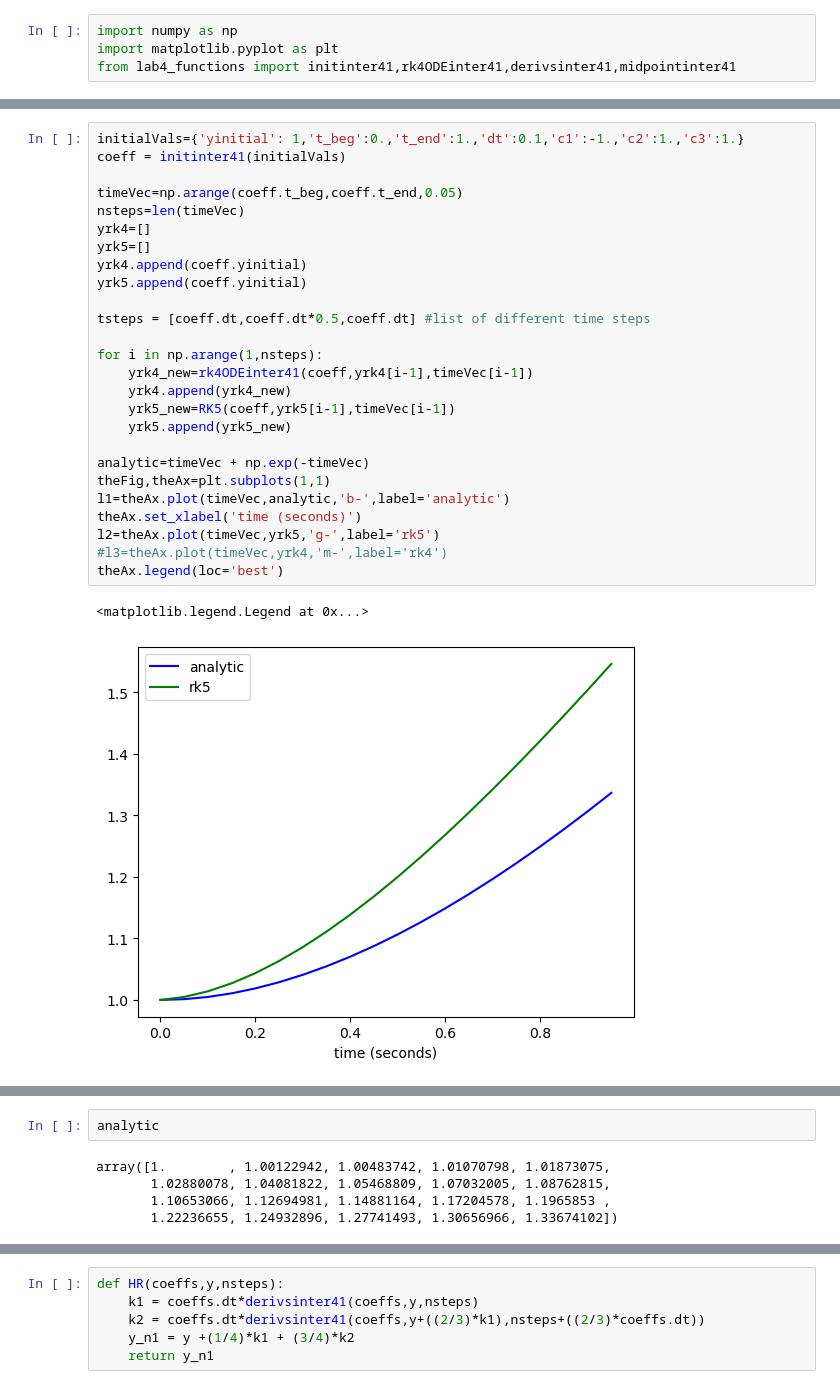
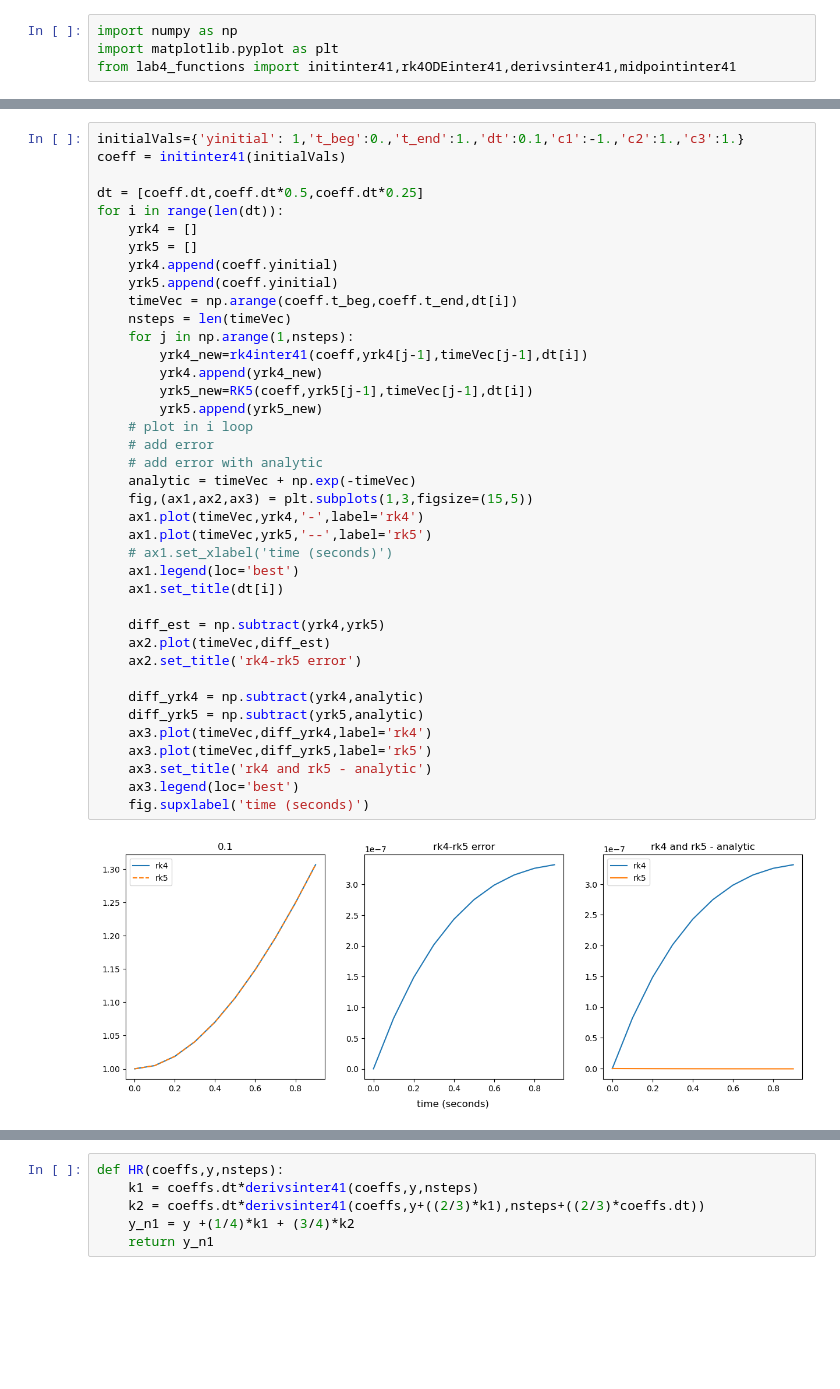
Before and after one commit to nicduboc/numeric_2024, a Jupyter notebook: numlabs/lab4/duboc_assig4.ipynb, the cells around one changed output, grey strips where cells are left out. Saved outputs shown, nothing was run; the diff lists cells and outputs as text; blank space fills up the shorter version.

```diff
--- a/numlabs/lab4/duboc_assig4.ipynb
+++ b/numlabs/lab4/duboc_assig4.ipynb
@@ -19,29 +40,41 @@ def RK5(coeffs,y,tstep):
 # %%
 initialVals={'yinitial': 1,'t_beg':0.,'t_end':1.,'dt':0.1,'c1':-1.,'c2':1.,'c3':1.}
 coeff = initinter41(initialVals)
 
-timeVec=np.arange(coeff.t_beg,coeff.t_end,0.05)
-nsteps=len(timeVec)
-yrk4=[]
-yrk5=[]
-yrk4.append(coeff.yinitial)
-yrk5.append(coeff.yinitial)
+dt = [coeff.dt,coeff.dt*0.5,coeff.dt*0.25]
+for i in range(len(dt)):
+    yrk4 = []
+    yrk5 = []
+    yrk4.append(coeff.yinitial)
+    yrk5.append(coeff.yinitial)
+    timeVec = np.arange(coeff.t_beg,coeff.t_end,dt[i])
+    nsteps = len(timeVec)
+    for j in np.arange(1,nsteps):
+        yrk4_new=rk4inter41(coeff,yrk4[j-1],timeVec[j-1],dt[i])
+        yrk4.append(yrk4_new)
+        yrk5_new=RK5(coeff,yrk5[j-1],timeVec[j-1],dt[i])
+        yrk5.append(yrk5_new)
+    # plot in i loop
+    # add error
+    # add error with analytic
+    analytic = timeVec + np.exp(-timeVec)
+    fig,(ax1,ax2,ax3) = plt.subplots(1,3,figsize=(15,5))
+    ax1.plot(timeVec,yrk4,'-',label='rk4')
+    ax1.plot(timeVec,yrk5,'--',label='rk5')
+    # ax1.set_xlabel('time (seconds)')
+    ax1.legend(loc='best')
+    ax1.set_title(dt[i])
 
-tsteps = [coeff.dt,coeff.dt*0.5,coeff.dt] #list of different time steps
+    diff_est = np.subtract(yrk4,yrk5)
+    ax2.plot(timeVec,diff_est)
+    ax2.set_title('rk4-rk5 error')
 
-for i in np.arange(1,nsteps):
-    yrk4_new=rk4ODEinter41(coeff,yrk4[i-1],timeVec[i-1])
-    yrk4.append(yrk4_new)
-    yrk5_new=RK5(coeff,yrk5[i-1],timeVec[i-1])
-    yrk5.append(yrk5_new)
-
-analytic=timeVec + np.exp(-timeVec)
-theFig,theAx=plt.subplots(1,1)
-l1=theAx.plot(timeVec,analytic,'b-',label='analytic')
-theAx.set_xlabel('time (seconds)')
-l2=theAx.plot(timeVec,yrk5,'g-',label='rk5')
-#l3=theAx.plot(timeVec,yrk4,'m-',label='rk4')
-theAx.legend(loc='best')
+    diff_yrk4 = np.subtract(yrk4,analytic)
+    diff_yrk5 = np.subtract(yrk5,analytic)
+    ax3.plot(timeVec,diff_yrk4,label='rk4')
+    ax3.plot(timeVec,diff_yrk5,label='rk5')
+    ax3.set_title('rk4 and rk5 - analytic')
+    ax3.legend(loc='best')
+    fig.supxlabel('time (seconds)')
 # %% [output]
-<matplotlib.legend.Legend at 0x...>
-[figure, old version]
+[figure, new version]
@@ -48,7 +82,0 @@ theAx.legend(loc='best')
-# %%
-analytic
-# %% [output]
-array([1.        , 1.00122942, 1.00483742, 1.01070798, 1.01873075,
-       1.02880078, 1.04081822, 1.05468809, 1.07032005, 1.08762815,
-       1.10653066, 1.12694981, 1.14881164, 1.17204578, 1.1965853 ,
-       1.22236655, 1.24932896, 1.27741493, 1.30656966, 1.33674102])
```
Also changed, not shown: parts of 13 cells of this notebook, 1 other file.
